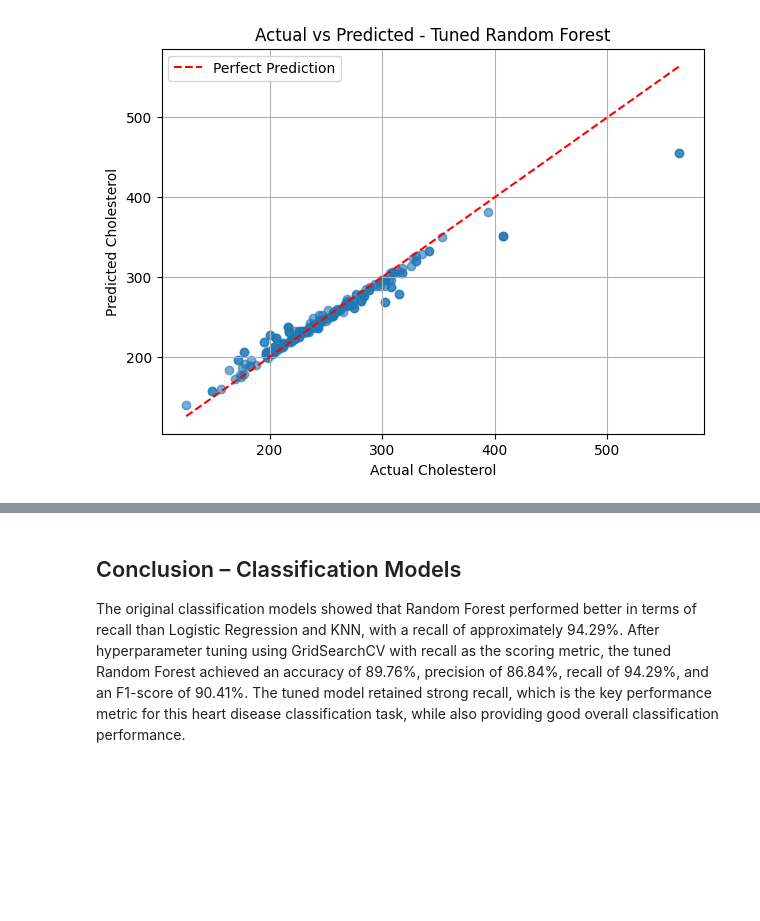
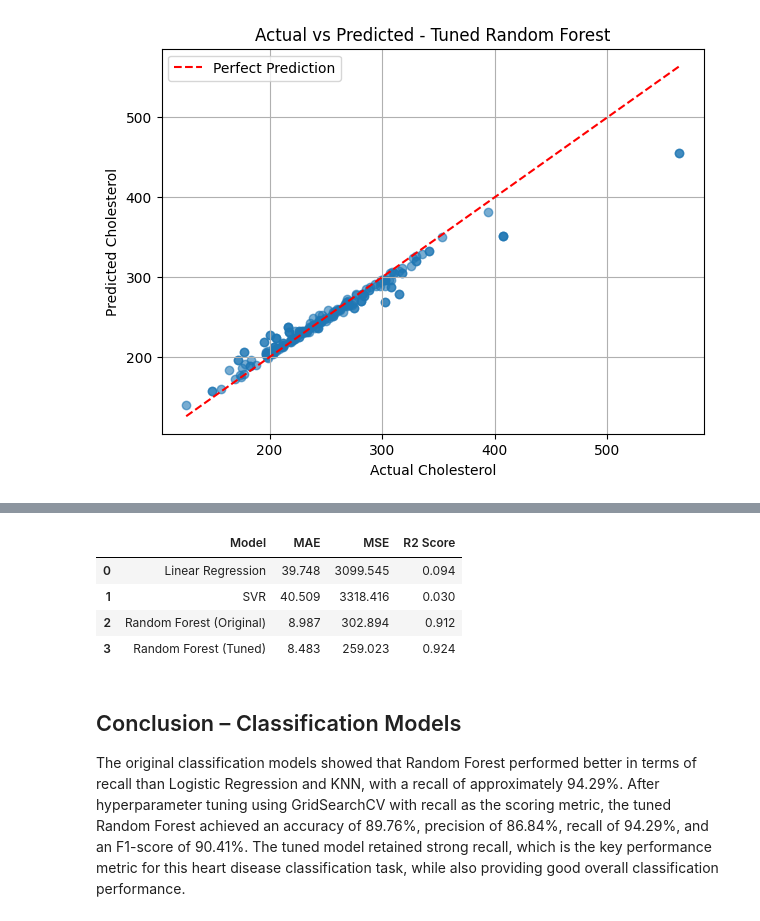
Before and after one commit to jisjeeson/ICT_ASSESSMENTS, a Jupyter notebook: INTERMEDIATE_ASSESSMENT_JIS_1STOCT.ipynb, the cells around one changed output, grey strips where cells are left out. Cells and saved outputs as stored; diff of their text form; code cells hidden in the pictures; blank space fills up the shorter version.

```diff
--- a/INTERMEDIATE_ASSESSMENT_JIS_1STOCT.ipynb
+++ b/INTERMEDIATE_ASSESSMENT_JIS_1STOCT.ipynb
@@ -650,3 +677,25 @@ plt.show()
+# %%
+#REGRESSION
+
+regression_results = pd.DataFrame({
+    "Model": [
+        "Linear Regression",
+        "SVR",
+        "Random Forest (Original)",
+        "Random Forest (Tuned)"
+    ],
+    "MAE": [39.7477, 40.5086, 8.9868, 8.4834],
+    "MSE": [3099.5449, 3318.4165, 302.8943, 259.0226],
+    "R2 Score": [0.0943, 0.0303, 0.9115, 0.9243]
+})
+
+regression_results.round(3)
+# %% [output]
+|  | Model | MAE | MSE | R2 Score |
+| 0 | Linear Regression | 39.748 | 3099.545 | 0.094 |
+| 1 | SVR | 40.509 | 3318.416 | 0.030 |
+| 2 | Random Forest (Original) | 8.987 | 302.894 | 0.912 |
+| 3 | Random Forest (Tuned) | 8.483 | 259.023 | 0.924 |
 # %% [markdown]
 ## Conclusion – Classification Models
 The original classification models showed that Random Forest performed better in terms of recall than Logistic Regression and KNN, with a recall of approximately 94.29%. After hyperparameter tuning using GridSearchCV with recall as the scoring metric, the tuned Random Forest achieved an accuracy of 89.76%, precision of 86.84%, recall of 94.29%, and an F1-score of 90.41%. The tuned model retained strong recall, which is the key performance metric for this heart disease classification task, while also providing good overall classification performance.
```
Also changed, not shown: parts of 3 cells of this notebook.
